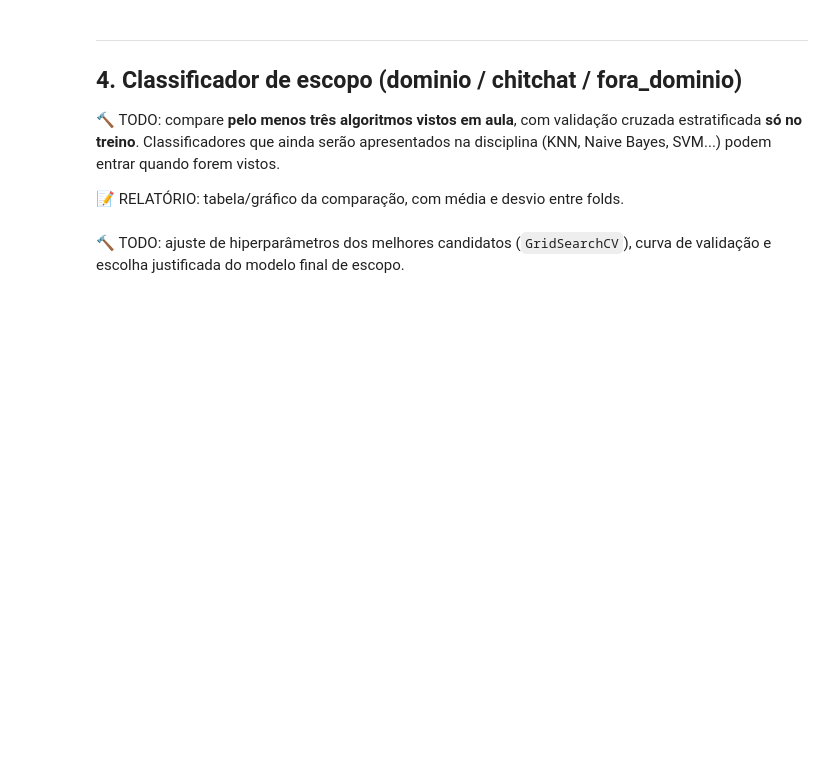
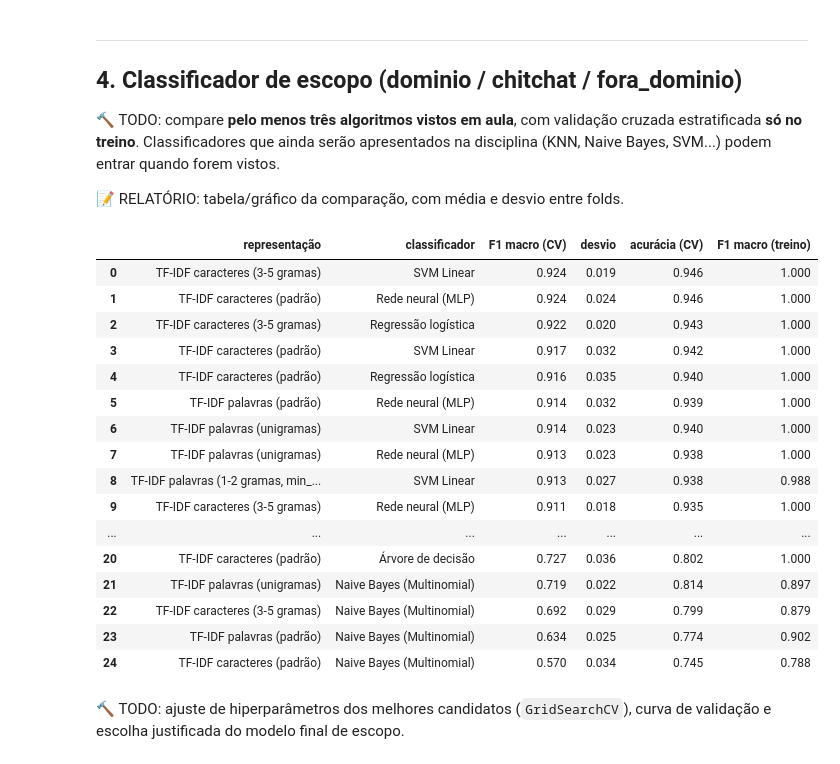
Before and after one commit to jterr3s/IA-2026-02-TP-Chatcom, a Jupyter notebook: notebooks/01_trabalho_grupo.ipynb, the cells around one changed output. Cells and saved outputs as stored; diff of their text form; code cells hidden in the pictures; blank space fills up the shorter version.

```diff
--- a/notebooks/01_trabalho_grupo.ipynb
+++ b/notebooks/01_trabalho_grupo.ipynb
@@ -126,9 +249,11 @@ de `chatbot/representacoes.py` aceitam os parâmetros do `TfidfVectorizer`
 (`EmbeddingsSentenca`) são opcionais.
 # %%
 REPRESENTACOES = {
-    "TF-IDF palavras": tfidf_palavras,
-    "TF-IDF caracteres": tfidf_caracteres,
-    # 🔨 TODO: outras variações (ex.: com stopwords, só unigramas, embeddings...)
+    "TF-IDF palavras (padrão)": tfidf_palavras,
+    "TF-IDF caracteres (padrão)": tfidf_caracteres,
+    "TF-IDF palavras (unigramas)": lambda: tfidf_palavras(ngram_range=(1, 1)),#falta de acentuação
+    "TF-IDF palavras (1-2 gramas, min_df=2)": lambda: tfidf_palavras(ngram_range=(1, 2), min_df=2),#expressao composta
+    "TF-IDF caracteres (3-5 gramas)": lambda: tfidf_caracteres(ngram_range=(3, 5)),#remocao de termos raros
 }
 # %% [markdown]
 ---
@@ -141,33 +266,54 @@ vistos.
 
 📝 RELATÓRIO: tabela/gráfico da comparação, com média e desvio entre folds.
 # %%
+from sklearn.naive_bayes import MultinomialNB
+from sklearn.svm import LinearSVC
 cv = StratifiedKFold(n_splits=5, shuffle=True, random_state=RANDOM_STATE)
 
 CLASSIFICADORES = {
     "Regressão logística": lambda: LogisticRegression(C=10, max_iter=2000),
     "Rede neural (MLP)": lambda: MLPClassifier(hidden_layer_sizes=(64,), alpha=1e-3, max_iter=600,
                                                random_state=RANDOM_STATE),
     "Árvore de decisão": lambda: DecisionTreeClassifier(random_state=RANDOM_STATE),
-    # 🔨 TODO: acrescente outros
+    "Naive Bayes (Multinomial)": lambda: MultinomialNB(),
+    "SVM Linear": lambda: LinearSVC(C=1.0, random_state=RANDOM_STATE),
 }
 
 
 def comparar(textos, rotulos):
     linhas = []
     for nome_rep, rep in REPRESENTACOES.items():
         for nome_clf, clf in CLASSIFICADORES.items():
             pipe = Pipeline([("vetorizador", rep()), ("classificador", clf())])
             r = cross_validate(pipe, textos, rotulos, cv=cv, scoring=["f1_macro", "accuracy"],
                                return_train_score=True, n_jobs=-1)
             linhas.append({"representação": nome_rep, "classificador": nome_clf,
                            "F1 macro (CV)": r["test_f1_macro"].mean(), "desvio": r["test_f1_macro"].std(),
                            "acurácia (CV)": r["test_accuracy"].mean(),
                            "F1 macro (treino)": r["train_f1_macro"].mean()})
     return pd.DataFrame(linhas).sort_values("F1 macro (CV)", ascending=False).reset_index(drop=True)
 
 
 tab_escopo = comparar(treino["texto"], treino["escopo"])
 tab_escopo.round(3)
+# %% [output]
+|  | representação | classificador | F1 macro (CV) | desvio | acurácia (CV) | F1 macro (treino) |
+| 0 | TF-IDF caracteres (3-5 gramas) | SVM Linear | 0.924 | 0.019 | 0.946 | 1.000 |
+| 1 | TF-IDF caracteres (padrão) | Rede neural (MLP) | 0.924 | 0.024 | 0.946 | 1.000 |
+| 2 | TF-IDF caracteres (3-5 gramas) | Regressão logística | 0.922 | 0.020 | 0.943 | 1.000 |
+| 3 | TF-IDF caracteres (padrão) | SVM Linear | 0.917 | 0.032 | 0.942 | 1.000 |
+| 4 | TF-IDF caracteres (padrão) | Regressão logística | 0.916 | 0.035 | 0.940 | 1.000 |
+| 5 | TF-IDF palavras (padrão) | Rede neural (MLP) | 0.914 | 0.032 | 0.939 | 1.000 |
+| 6 | TF-IDF palavras (unigramas) | SVM Linear | 0.914 | 0.023 | 0.940 | 1.000 |
+| 7 | TF-IDF palavras (unigramas) | Rede neural (MLP) | 0.913 | 0.023 | 0.938 | 1.000 |
+| 8 | TF-IDF palavras (1-2 gramas, min_... | SVM Linear | 0.913 | 0.027 | 0.938 | 0.988 |
+| 9 | TF-IDF caracteres (3-5 gramas) | Rede neural (MLP) | 0.911 | 0.018 | 0.935 | 1.000 |
+| ... | ... | ... | ... | ... | ... | ... |
+| 20 | TF-IDF caracteres (padrão) | Árvore de decisão | 0.727 | 0.036 | 0.802 | 1.000 |
+| 21 | TF-IDF palavras (unigramas) | Naive Bayes (Multinomial) | 0.719 | 0.022 | 0.814 | 0.897 |
+| 22 | TF-IDF caracteres (3-5 gramas) | Naive Bayes (Multinomial) | 0.692 | 0.029 | 0.799 | 0.879 |
+| 23 | TF-IDF palavras (padrão) | Naive Bayes (Multinomial) | 0.634 | 0.025 | 0.774 | 0.902 |
+| 24 | TF-IDF caracteres (padrão) | Naive Bayes (Multinomial) | 0.570 | 0.034 | 0.745 | 0.788 |
 # %% [markdown]
 🔨 TODO: ajuste de hiperparâmetros dos melhores candidatos (`GridSearchCV`), curva
 de validação e escolha justificada do modelo final de escopo.
```
Also changed, not shown: parts of 11 cells of this notebook, 20 other files.
